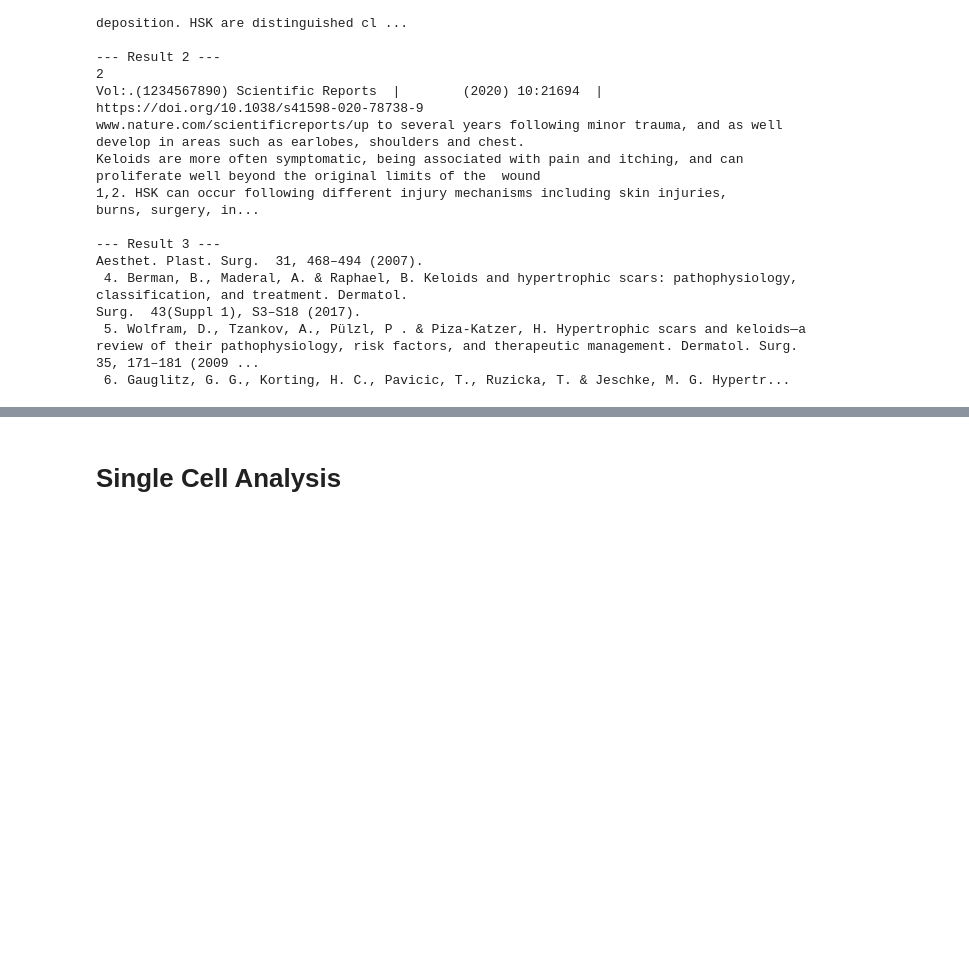
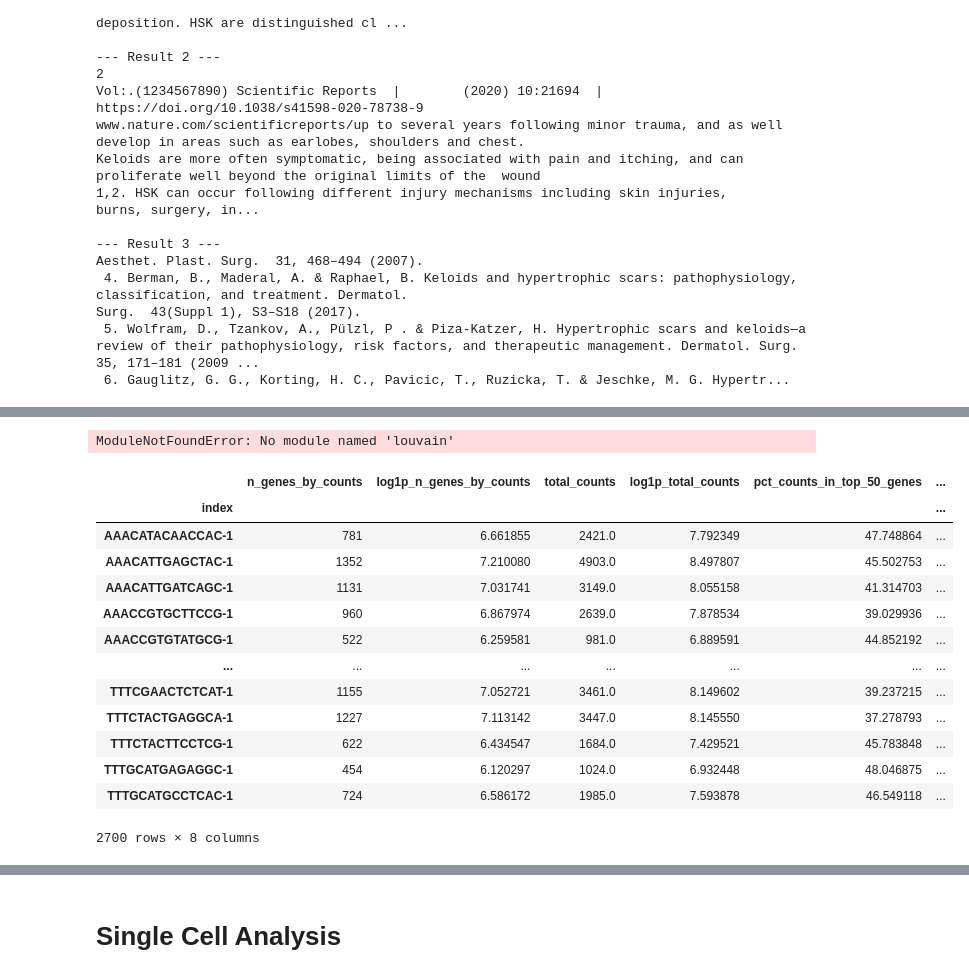
Before and after one commit to Jpickard1/BIOINF535, a Jupyter notebook: main.ipynb, the cells around one changed output, grey strips where cells are left out. Saved outputs shown, nothing was run; the diff lists cells and outputs as text; code cells hidden in the pictures; blank space fills up the shorter version.

```diff
--- a/main.ipynb
+++ b/main.ipynb
@@ -260,0 +934,23 @@ Surg.  43(Suppl 1), S3–S18 (2017).
+# %%
+sc.pp.pca(adata)
+sc.pp.neighbors(adata)
+sc.tl.louvain(adata)
+# %% [output]
+ModuleNotFoundError: No module named 'louvain'
+# %%
+adata.obs
+# %% [output]
+|  | n_genes_by_counts | log1p_n_genes_by_counts | total_counts | log1p_total_counts | pct_counts_in_top_50_genes | ... |
+| index |  |  |  |  |  | ... |
+| AAACATACAACCAC-1 | 781 | 6.661855 | 2421.0 | 7.792349 | 47.748864 | ... |
+| AAACATTGAGCTAC-1 | 1352 | 7.210080 | 4903.0 | 8.497807 | 45.502753 | ... |
+| AAACATTGATCAGC-1 | 1131 | 7.031741 | 3149.0 | 8.055158 | 41.314703 | ... |
+| AAACCGTGCTTCCG-1 | 960 | 6.867974 | 2639.0 | 7.878534 | 39.029936 | ... |
+| AAACCGTGTATGCG-1 | 522 | 6.259581 | 981.0 | 6.889591 | 44.852192 | ... |
+| ... | ... | ... | ... | ... | ... | ... |
+| TTTCGAACTCTCAT-1 | 1155 | 7.052721 | 3461.0 | 8.149602 | 39.237215 | ... |
+| TTTCTACTGAGGCA-1 | 1227 | 7.113142 | 3447.0 | 8.145550 | 37.278793 | ... |
+| TTTCTACTTCCTCG-1 | 622 | 6.434547 | 1684.0 | 7.429521 | 45.783848 | ... |
+| TTTGCATGAGAGGC-1 | 454 | 6.120297 | 1024.0 | 6.932448 | 48.046875 | ... |
+| TTTGCATGCCTCAC-1 | 724 | 6.586172 | 1985.0 | 7.593878 | 46.549118 | ... |
+2700 rows × 8 columns
```
Also changed, not shown: parts of 15 cells of this notebook, 4 other files.
